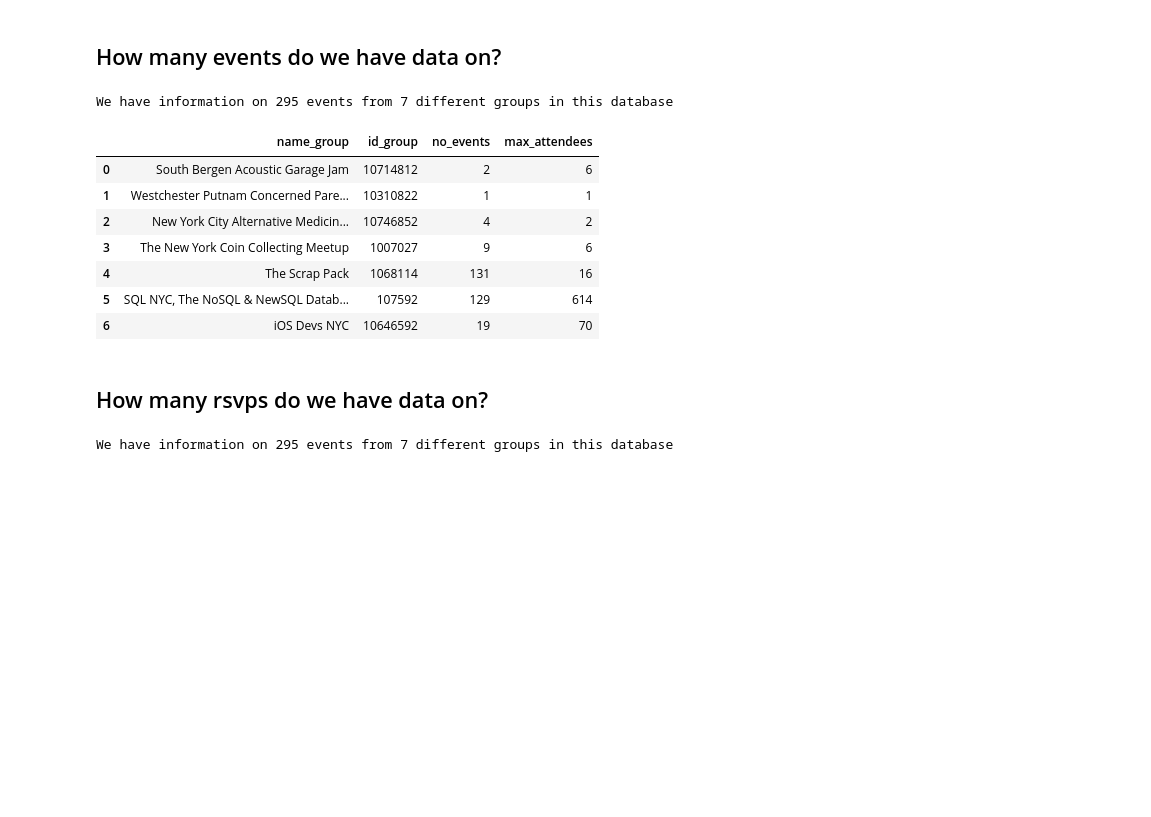
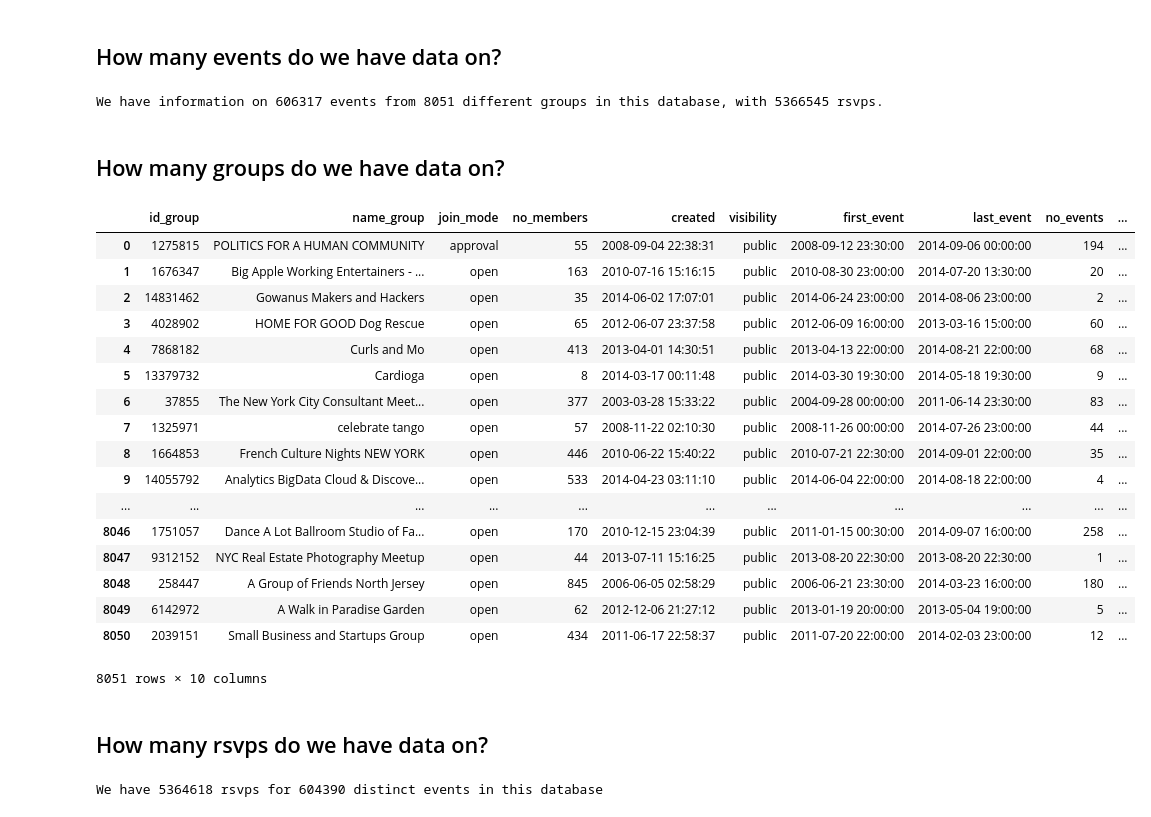
Before and after one commit to NYU-CS6313-Projects/meetupEVO, a Jupyter notebook: 30-lifetime-of-a-group/timeseries from database.ipynb, the cells around one changed output. Saved outputs shown, nothing was run; the diff lists cells and outputs as text; code cells hidden in the pictures; blank space fills up the shorter version.

Commit message:
all set up for new database. collects basic statistics now, no time series just yet

```diff
--- a/30-lifetime-of-a-group/timeseries from database.ipynb
+++ b/30-lifetime-of-a-group/timeseries from database.ipynb
@@ -8,7 +8,10 @@ imports and connecting to the database first
 import pandas as pd
 import  psycopg2, psycopg2.extras
 # %%
-db_conn = psycopg2.connect("postgres://uuzpohilphigiu:YbWYD5SOUSurzNerXSffDAN3_5@ec2-54-163-228-58.compute-1.amazonaws.com:5432/df43cbhq0k77kr")
+white = "postgres://akpurvjbqbishc:RCTDHwXUSiuKpO57Wok0V8VhZh@ec2-54-163-239-102.compute-1.amazonaws.com:5432/dfdnjlanlrg3fs"
+gray = "postgres://uuzpohilphigiu:YbWYD5SOUSurzNerXSffDAN3_5@ec2-54-163-228-58.compute-1.amazonaws.com:5432/df43cbhq0k77kr"
+
+db_conn = psycopg2.connect(white)
 db_conn.autocommit = True
 db_cursor = db_conn.cursor(cursor_factory=psycopg2.extras.DictCursor)
 # %% [markdown]
@@ -86,48 +89,67 @@ df.head()
 ## How many events do we have data on?
 # %%
 db_cursor.execute("select count(*) as count from events")
-result = db_cursor.fetchone()
-no_events = result['count']
+no_events = db_cursor.fetchone()['count']
 
 db_cursor.execute("select count(distinct id_group) as count from events")
-result = db_cursor.fetchone()
-no_groups = result['count']
+no_groups  = db_cursor.fetchone()['count']
 
-print "We have information on %d events from %d different groups in this database" % (no_events, no_groups)
+db_cursor.execute("select count(*) as count from events left join rsvps using (id_event)")
+no_rsvps  = db_cursor.fetchone()['count']
+
+
+
+print "We have information on %d events from %d different groups in this database, with %d rsvps." % (no_events, no_groups, no_rsvps)
 # %% [output]
-We have information on 295 events from 7 different groups in this database
+We have information on 606317 events from 8051 different groups in this database, with 5366545 rsvps.
+# %% [markdown]
+## How many groups do we have data on?
 # %%
-df = pd.read_sql("""
+df_group_stats = pd.read_sql("""
    select
+      events.id_group,
       max(groups.name) as name_group,
-      events.id_group,
+      max(groups.join_mode) as join_mode,
+      max(groups.no_members) as no_members,
+      min(groups.created) as created,
+      max(groups.visibility) as visibility,
+      min(events.time) as first_event,
+      max(events.time) as last_event,
       count(yes_rsvp_count) as no_events,
       max(yes_rsvp_count) as max_attendees
    from events
    left join groups using(id_group)
    group by id_group
    """, db_conn)
-df
+df_group_stats
 # %% [output]
-|  | name_group | id_group | no_events | max_attendees |
-| 0 | South Bergen Acoustic Garage Jam | 10714812 | 2 | 6 |
-| 1 | Westchester Putnam Concerned Pare... | 10310822 | 1 | 1 |
-| 2 | New York City Alternative Medicin... | 10746852 | 4 | 2 |
-| 3 | The New York Coin Collecting Meetup | 1007027 | 9 | 6 |
-| 4 | The Scrap Pack | 1068114 | 131 | 16 |
-| 5 | SQL NYC, The NoSQL & NewSQL Datab... | 107592 | 129 | 614 |
-| 6 | iOS Devs NYC | 10646592 | 19 | 70 |
+|  | id_group | name_group | join_mode | no_members | created | visibility | first_event | last_event | no_events | ... |
+| 0 | 1275815 | POLITICS FOR A HUMAN COMMUNITY | approval | 55 | 2008-09-04 22:38:31 | public | 2008-09-12 23:30:00 | 2014-09-06 00:00:00 | 194 | ... |
+| 1 | 1676347 | Big Apple Working Entertainers - ... | open | 163 | 2010-07-16 15:16:15 | public | 2010-08-30 23:00:00 | 2014-07-20 13:30:00 | 20 | ... |
+| 2 | 14831462 | Gowanus Makers and Hackers | open | 35 | 2014-06-02 17:07:01 | public | 2014-06-24 23:00:00 | 2014-08-06 23:00:00 | 2 | ... |
+| 3 | 4028902 | HOME FOR GOOD Dog Rescue | open | 65 | 2012-06-07 23:37:58 | public | 2012-06-09 16:00:00 | 2013-03-16 15:00:00 | 60 | ... |
+| 4 | 7868182 | Curls and Mo | open | 413 | 2013-04-01 14:30:51 | public | 2013-04-13 22:00:00 | 2014-08-21 22:00:00 | 68 | ... |
+| 5 | 13379732 | Cardioga | open | 8 | 2014-03-17 00:11:48 | public | 2014-03-30 19:30:00 | 2014-05-18 19:30:00 | 9 | ... |
+| 6 | 37855 | The New York City Consultant Meet... | open | 377 | 2003-03-28 15:33:22 | public | 2004-09-28 00:00:00 | 2011-06-14 23:30:00 | 83 | ... |
+| 7 | 1325971 | celebrate tango | open | 57 | 2008-11-22 02:10:30 | public | 2008-11-26 00:00:00 | 2014-07-26 23:00:00 | 44 | ... |
+| 8 | 1664853 | French Culture Nights NEW YORK | open | 446 | 2010-06-22 15:40:22 | public | 2010-07-21 22:30:00 | 2014-09-01 22:00:00 | 35 | ... |
+| 9 | 14055792 | Analytics BigData Cloud & Discove... | open | 533 | 2014-04-23 03:11:10 | public | 2014-06-04 22:00:00 | 2014-08-18 22:00:00 | 4 | ... |
+| ... | ... | ... | ... | ... | ... | ... | ... | ... | ... | ... |
+| 8046 | 1751057 | Dance A Lot Ballroom Studio of Fa... | open | 170 | 2010-12-15 23:04:39 | public | 2011-01-15 00:30:00 | 2014-09-07 16:00:00 | 258 | ... |
+| 8047 | 9312152 | NYC Real Estate Photography Meetup | open | 44 | 2013-07-11 15:16:25 | public | 2013-08-20 22:30:00 | 2013-08-20 22:30:00 | 1 | ... |
+| 8048 | 258447 | A Group of Friends North Jersey | open | 845 | 2006-06-05 02:58:29 | public | 2006-06-21 23:30:00 | 2014-03-23 16:00:00 | 180 | ... |
+| 8049 | 6142972 | A Walk in Paradise Garden | open | 62 | 2012-12-06 21:27:12 | public | 2013-01-19 20:00:00 | 2013-05-04 19:00:00 | 5 | ... |
+| 8050 | 2039151 | Small Business and Startups Group | open | 434 | 2011-06-17 22:58:37 | public | 2011-07-20 22:00:00 | 2014-02-03 23:00:00 | 12 | ... |
+8051 rows × 10 columns
 # %% [markdown]
 ## How many rsvps do we have data on?
 # %%
 db_cursor.execute("select count(*) as count from rsvps")
-result = db_cursor.fetchone()
-no_rsvps = result['count']
+no_rsvps = db_cursor.fetchone()['count']
 
 db_cursor.execute("select count(distinct id_event) as count from rsvps")
-result = db_cursor.fetchone()
-no_events_with_rsvps = result['count']
+no_events_with_rsvps = db_cursor.fetchone()['count']
 
-print "We have information on %d events from %d different groups in this database" % (no_events, no_groups)
+print "We have %d rsvps for %d distinct events in this database" % (no_rsvps, no_events_with_rsvps)
 # %% [output]
-We have information on 295 events from 7 different groups in this database
+We have 5364618 rsvps for 604390 distinct events in this database
```
Also changed, not shown: parts of 3 cells of this notebook.
